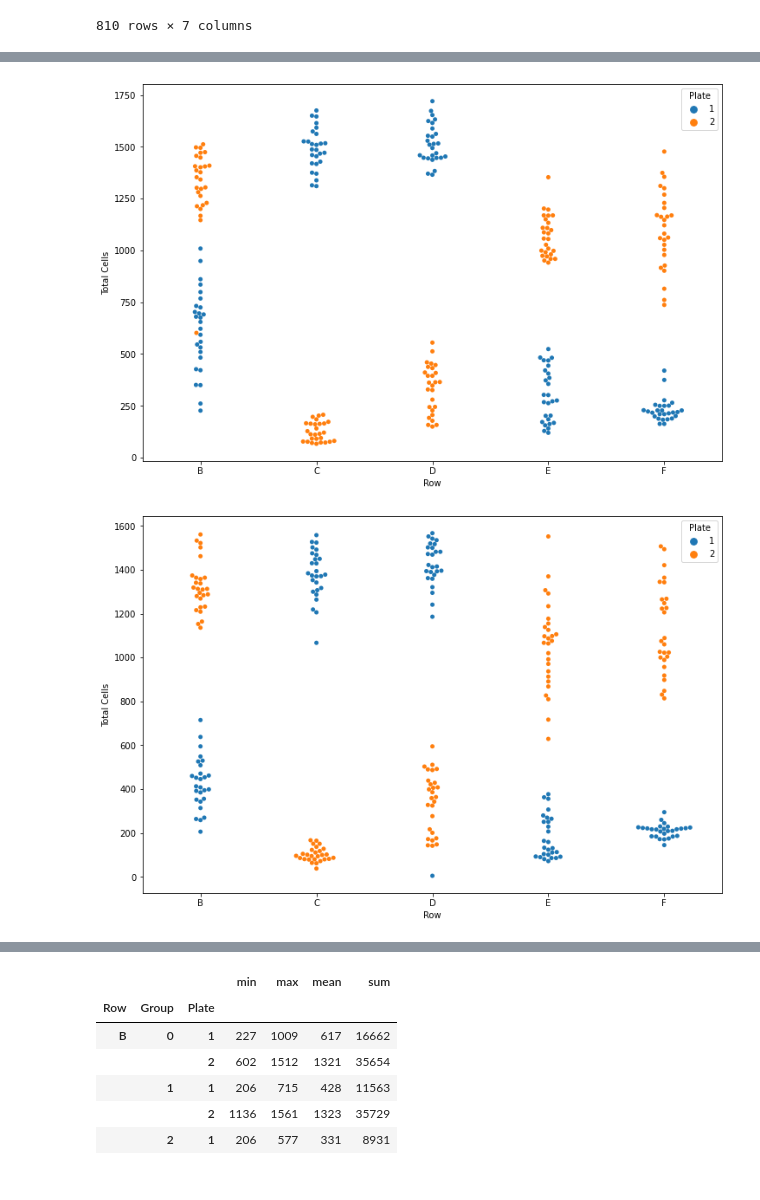
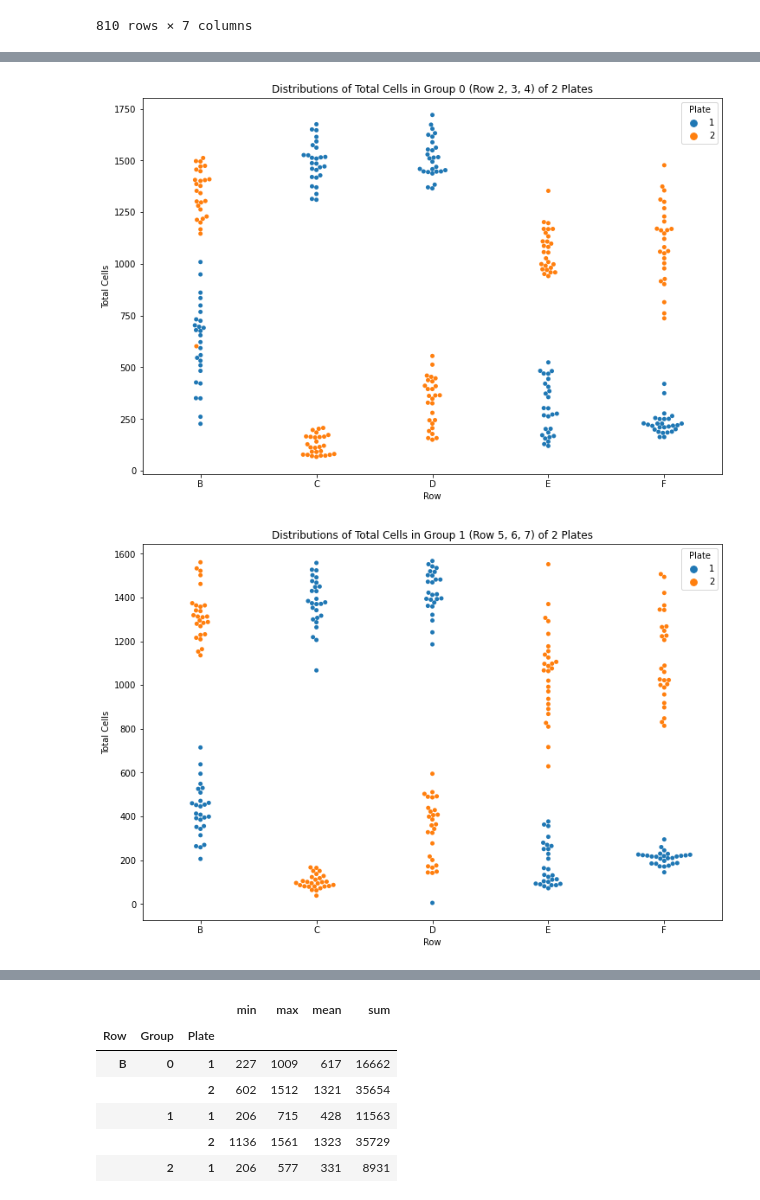
Before and after one commit to calldrj/cycIF, a Jupyter notebook: Cells_Count.ipynb, the cells around one changed output, grey strips where cells are left out. Saved outputs shown, nothing was run; the diff lists cells and outputs as text; code cells hidden in the pictures.

```diff
--- a/Cells_Count.ipynb
+++ b/Cells_Count.ipynb
@@ -123,15 +125,19 @@ fig = plt.gcf()
 fig.set_size_inches(12, 8)
 ax = sns.swarmplot(x='Row', y='Total Cells', hue='Plate',
                    data=df[df.Group == 0])
+ax.set_title('Distributions of Total Cells in Group 0 (Row 2, 3, 4) of 2 Plates')
+plt.show()
 # %% [output]
-[figure, old version]
+[figure, new version]
 # %%
 fig = plt.gcf()
 fig.set_size_inches(12, 8)
 ax = sns.swarmplot(x='Row', y='Total Cells', hue='Plate',
                    data=df[df.Group == 1])
+ax.set_title('Distributions of Total Cells in Group 1 (Row 5, 6, 7) of 2 Plates')
+plt.show()
 # %% [output]
-[figure, old version]
+[figure, new version]
 # %%
 fig = plt.gcf()
 fig.set_size_inches(12, 8)
```
Also changed, not shown: parts of 5 cells of this notebook.
